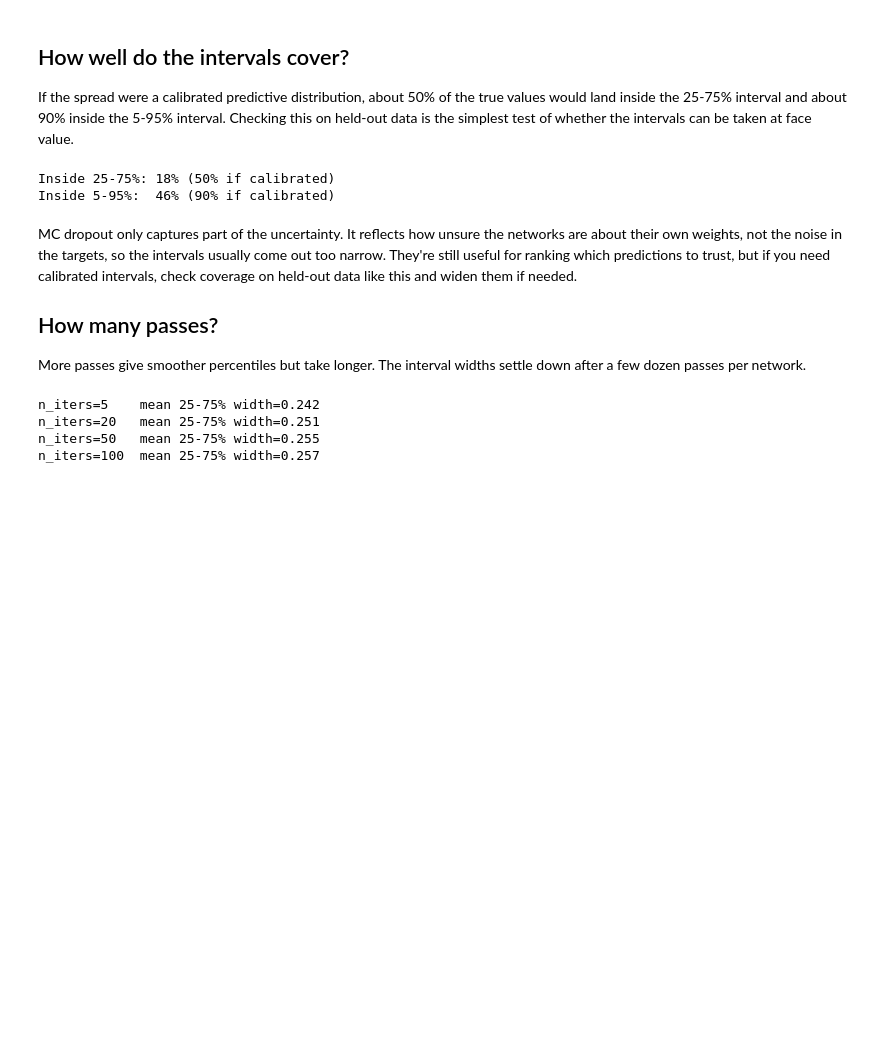
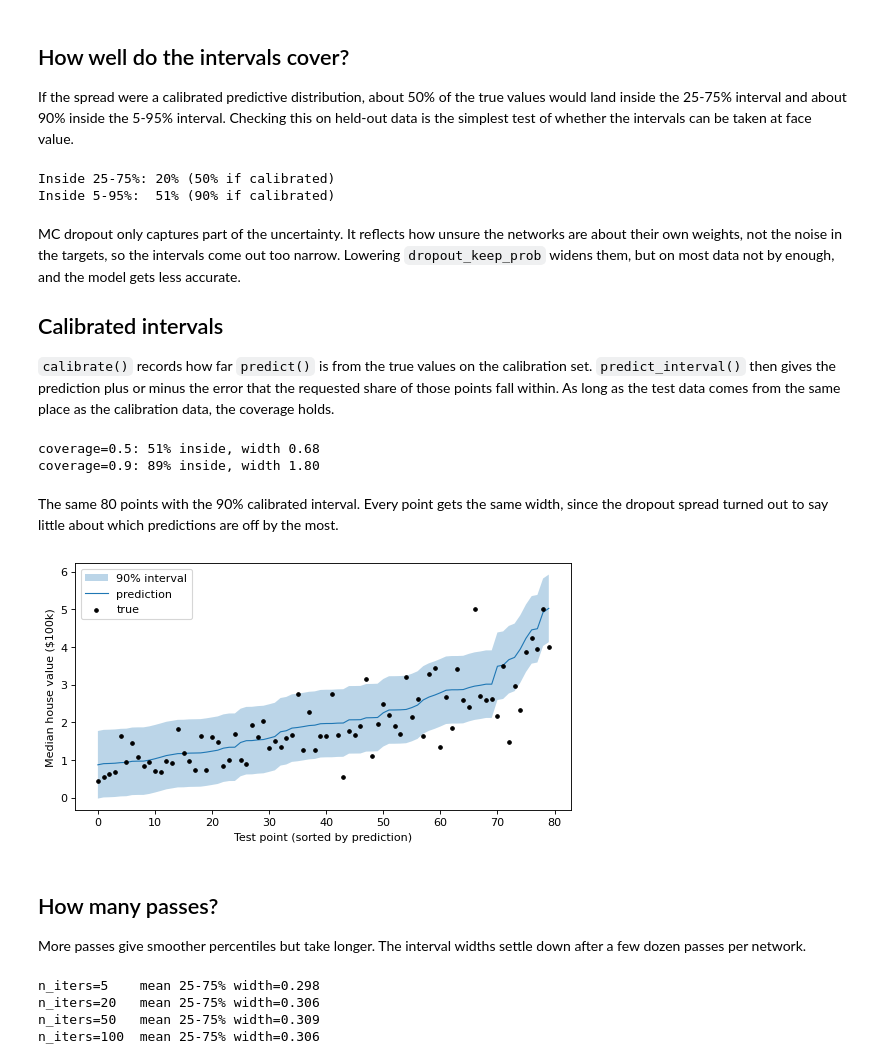
Before and after one commit to bwhewe-13/DJINN, a Jupyter notebook: docs/examples/04_uncertainty.ipynb, the cells around one changed output. Cells and saved outputs as stored; diff of their text form; code cells hidden in the pictures; blank space fills up the shorter version.

Commit message:
Document calibrated intervals and update the uncertainty notebook

```diff
--- a/docs/examples/04_uncertainty.ipynb
+++ b/docs/examples/04_uncertainty.ipynb
@@ -19,5 +19,8 @@ idx = rng.choice(len(y), 3000, replace=False)
 X_train, X_test, y_train, y_test = train_test_split(
     X[idx], y[idx], test_size=0.2, random_state=0
 )
-X_train.shape, X_test.shape
+X_fit, X_cal, y_fit, y_cal = train_test_split(
+    X_train, y_train, test_size=0.25, random_state=0
+)
+X_fit.shape, X_cal.shape, X_test.shape
 # %% [output]
@@ -38,5 +45,5 @@ model = DJINN_Regressor(
     epochs=300,
     random_state=0,
 )
-model.fit(X_train, y_train)
+model.fit(X_fit, y_fit)
 # %% [output]
@@ -103,26 +110,62 @@ inside_90 = np.mean((y_test >= p5) & (y_test <= p95))
 print(f"Inside 25-75%: {inside_50:.0%} (50% if calibrated)")
 print(f"Inside 5-95%:  {inside_90:.0%} (90% if calibrated)")
 # %% [output]
-Inside 25-75%: 18% (50% if calibrated)
-Inside 5-95%:  46% (90% if calibrated)
+Inside 25-75%: 20% (50% if calibrated)
+Inside 5-95%:  51% (90% if calibrated)
 # %% [markdown]
 MC dropout only captures part of the uncertainty. It reflects how unsure the
 networks are about their own weights, not the noise in the targets, so the
-intervals usually come out too narrow. They're still useful for ranking which
-predictions to trust, but if you need calibrated intervals, check coverage on
-held-out data like this and widen them if needed.
+intervals come out too narrow. Lowering `dropout_keep_prob` widens them, but on
+most data not by enough, and the model gets less accurate.
 
-## How many passes?
+## Calibrated intervals
 
-More passes give smoother percentiles but take longer. The interval widths
-settle down after a few dozen passes per network.
+`calibrate()` records how far `predict()` is from the true values on the
+calibration set. `predict_interval()` then gives the prediction plus or minus
+the error that the requested share of those points fall within. As long as the
+test data comes from the same place as the calibration data, the coverage
+holds.
+# %%
+model.calibrate(X_cal, y_cal)
+
+for coverage in [0.5, 0.9]:
+    lo, hi = model.predict_interval(X_test, coverage=coverage)
+    inside = np.mean((y_test >= lo) & (y_test <= hi))
+    print(f"coverage={coverage}: {inside:.0%} inside, width {np.mean(hi - lo):.2f}")
+# %% [output]
+coverage=0.5: 51% inside, width 0.68
+coverage=0.9: 89% inside, width 1.80
+# %% [markdown]
+The same 80 points with the 90% calibrated interval. Every point gets the same
+width, since the dropout spread turned out to say little about which
+predictions are off by the most.
+# %%
+lo90, hi90 = model.predict_interval(X_test, coverage=0.9)
+pred = model.predict(X_test)
+order = pick[np.argsort(pred[pick])]
+
+fig, ax = plt.subplots(figsize=(8, 4), dpi=80)
+ax.fill_between(x, lo90[order], hi90[order], alpha=0.3, label="90% interval")
+ax.plot(x, pred[order], lw=1, label="prediction")
+ax.scatter(x, y_test[order], s=10, color="k", zorder=3, label="true")
+ax.set_xlabel("Test point (sorted by prediction)")
+ax.set_ylabel("Median house value ($100k)")
+ax.legend()
+plt.show()
+# %% [output]
+[figure, added]
+# %% [markdown]
+## How many passes?
+
+More passes give smoother percentiles but take longer. The interval widths
+settle down after a few dozen passes per network.
 # %%
 for n_iters in [5, 20, 50, 100]:
     r = model.bma_predict(X_test, n_iters=n_iters, seed=0)
     width = np.mean(r["upper"] - r["lower"])
     print(f"n_iters={n_iters:<4} mean 25-75% width={width:.3f}")
 # %% [output]
-n_iters=5    mean 25-75% width=0.242
-n_iters=20   mean 25-75% width=0.251
-n_iters=50   mean 25-75% width=0.255
-n_iters=100  mean 25-75% width=0.257
+n_iters=5    mean 25-75% width=0.298
+n_iters=20   mean 25-75% width=0.306
+n_iters=50   mean 25-75% width=0.309
+n_iters=100  mean 25-75% width=0.306
```
Also changed, not shown: parts of 5 cells of this notebook, 2 other files.
